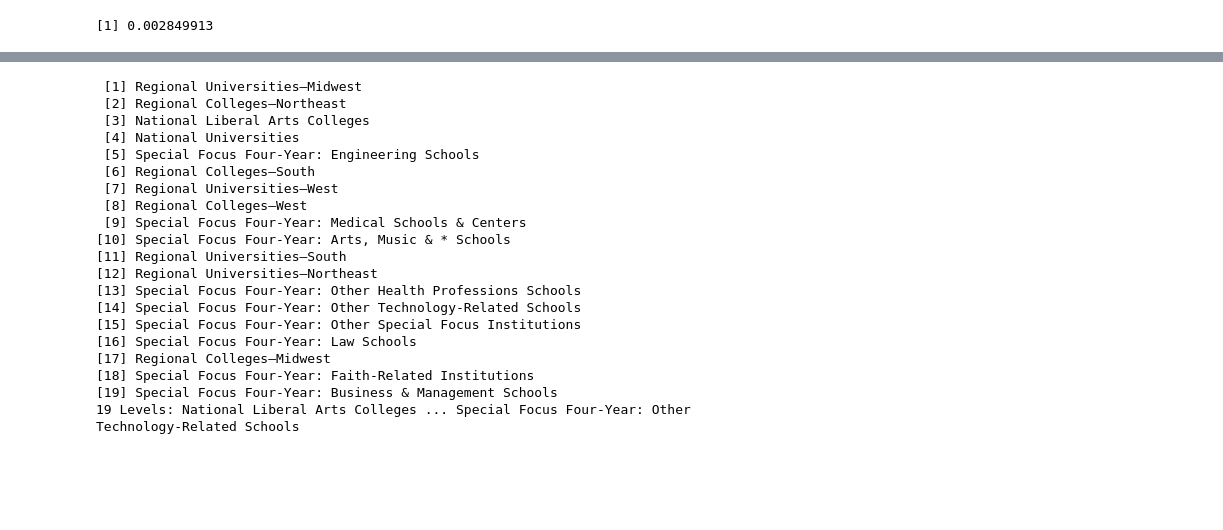
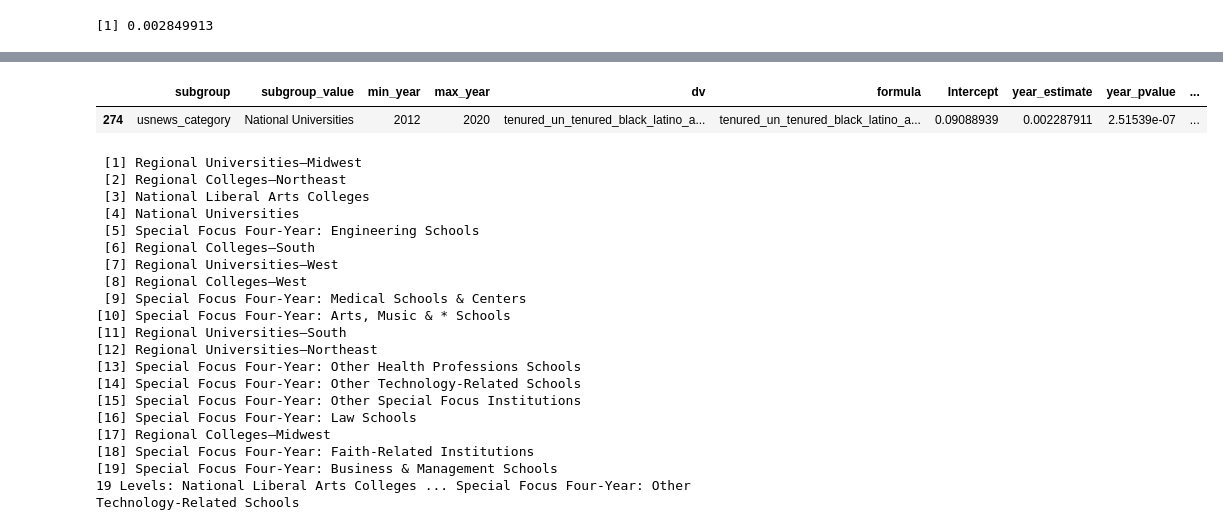
Before and after one commit to natematias/US-Faculty-Diversity-Projections, a Jupyter notebook: data/Paper Analysis and Data.R.ipynb, the cells around one changed output, grey strips where cells are left out. Saved outputs shown, nothing was run; the diff lists cells and outputs as text; code cells hidden in the pictures; blank space fills up the shorter version.

```diff
--- a/data/Paper Analysis and Data.R.ipynb
+++ b/data/Paper Analysis and Data.R.ipynb
@@ -447,3 +426,8 @@ nrow(tmp.df)
+# %%
+subset(usnews.models.df, subgroup_value=="National Universities" & dv=="tenured_un_tenured_black_latino_american_indian_alaska_native_hawaiian_pacific_multiracial_total_pct")
+# %% [output]
+|  | subgroup | subgroup_value | min_year | max_year | dv | formula | Intercept | year_estimate | year_pvalue | ... |
+| 274 | usnews_category | National Universities | 2012 | 2020 | tenured_un_tenured_black_latino_a... | tenured_un_tenured_black_latino_a... | 0.09088939 | 0.002287911 | 2.51539e-07 | ... |
 # %%
 # subset(usnews.models.df$subgroup_value)
 # %% [output]
```
Also changed, not shown: parts of 6 cells of this notebook.
